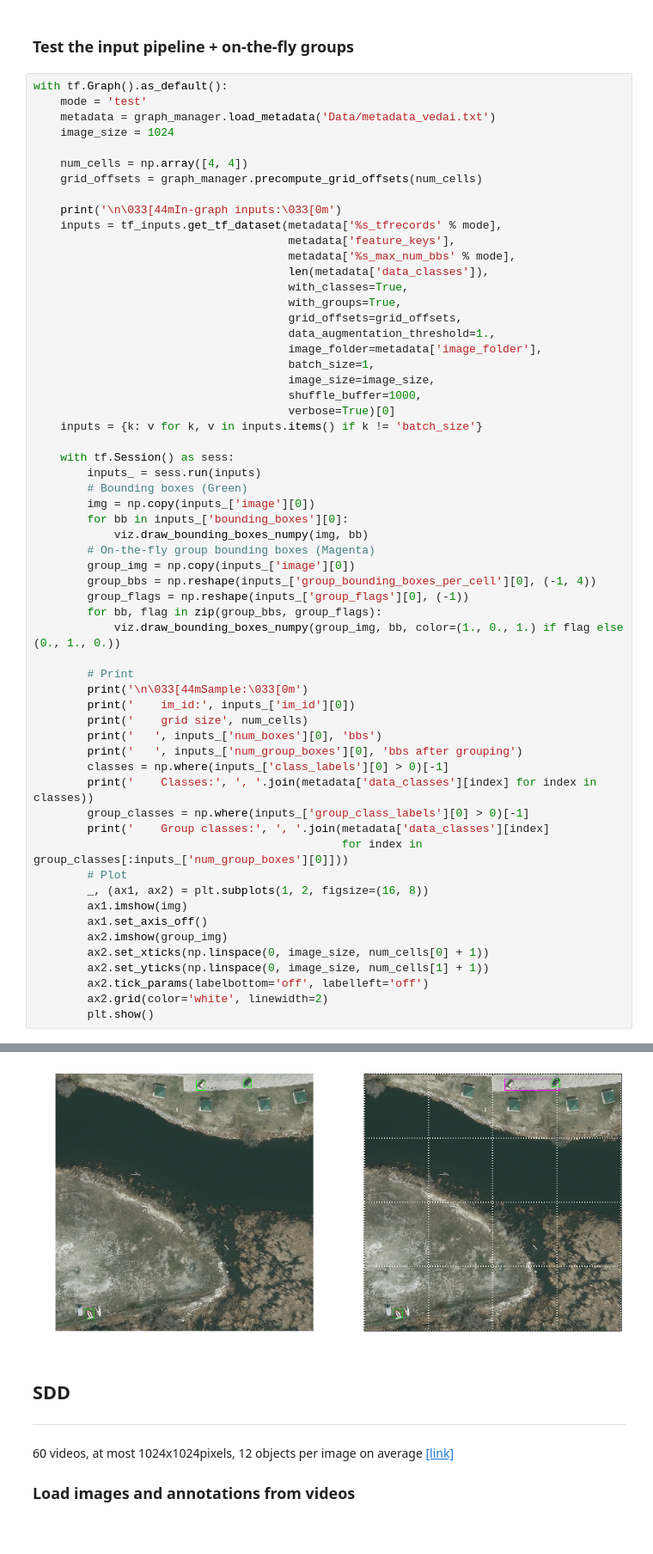
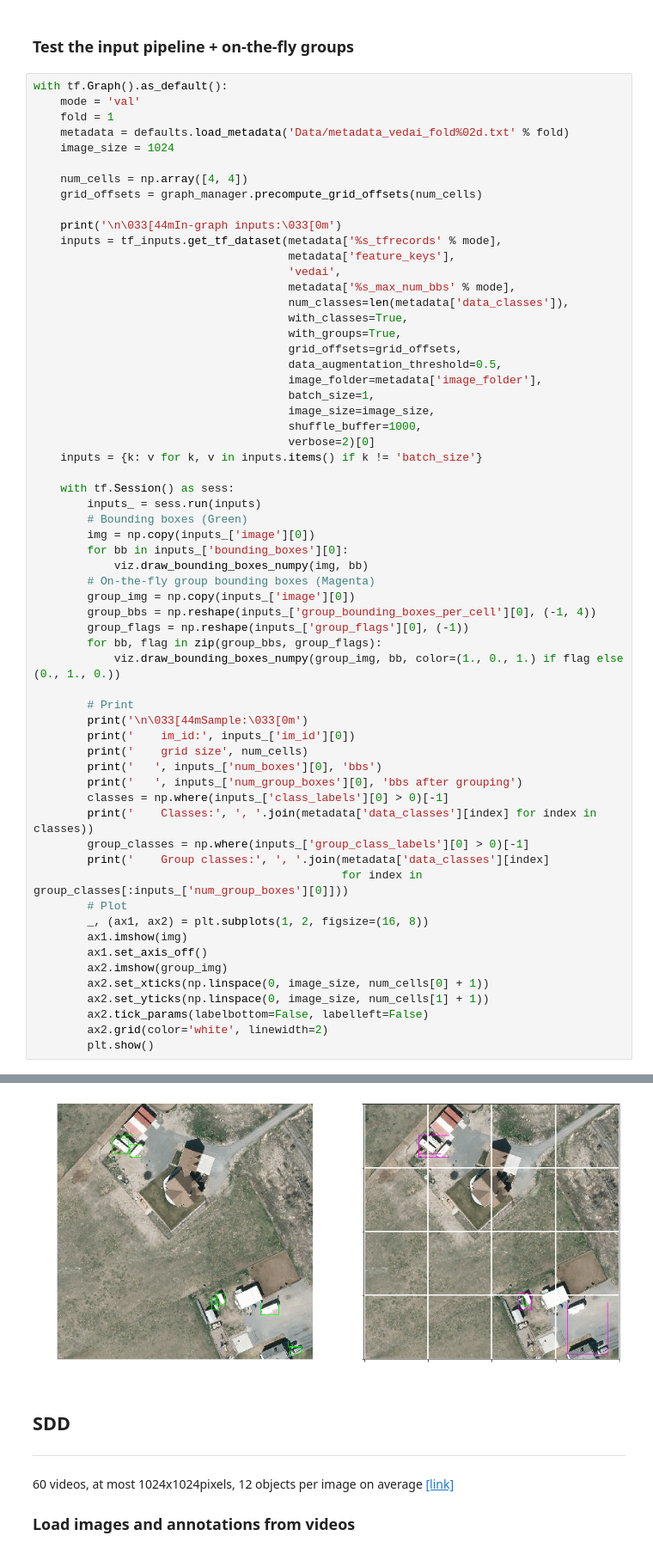
Before and after one commit to ameroyer/ODGI, a Jupyter notebook: input_pipeline.ipynb, the cells around one changed output, grey strips where cells are left out. Shown at 86% size. Saved outputs shown, nothing was run; the diff lists cells and outputs as text.

Commit message:
SDD dataset train val test split

```diff
--- a/input_pipeline.ipynb
+++ b/input_pipeline.ipynb
@@ -288,8 +279,9 @@ Wall time: 3.37 s
 ### Test the input pipeline  + on-the-fly groups
 # %%
 with tf.Graph().as_default():
-    mode = 'test'
-    metadata = graph_manager.load_metadata('Data/metadata_vedai.txt')
+    mode = 'val'
+    fold = 1
+    metadata = defaults.load_metadata('Data/metadata_vedai_fold%02d.txt' % fold)
     image_size = 1024
 
     num_cells = np.array([4, 4])
@@ -298,17 +290,18 @@ with tf.Graph().as_default():
     print('\n\033[44mIn-graph inputs:\033[0m')
     inputs = tf_inputs.get_tf_dataset(metadata['%s_tfrecords' % mode],
                                       metadata['feature_keys'],
+                                      'vedai',
                                       metadata['%s_max_num_bbs' % mode],
-                                      len(metadata['data_classes']),
+                                      num_classes=len(metadata['data_classes']),
                                       with_classes=True,
                                       with_groups=True,
                                       grid_offsets=grid_offsets,
-                                      data_augmentation_threshold=1.,
+                                      data_augmentation_threshold=0.5,
                                       image_folder=metadata['image_folder'],
                                       batch_size=1,
                                       image_size=image_size,
                                       shuffle_buffer=1000,
-                                      verbose=True)[0]
+                                      verbose=2)[0]
     inputs = {k: v for k, v in inputs.items() if k != 'batch_size'}
 
     with tf.Session() as sess:
@@ -342,7 +335,7 @@ with tf.Graph().as_default():
         ax2.imshow(group_img)
         ax2.set_xticks(np.linspace(0, image_size, num_cells[0] + 1))
         ax2.set_yticks(np.linspace(0, image_size, num_cells[1] + 1))
-        ax2.tick_params(labelbottom='off', labelleft='off')
+        ax2.tick_params(labelbottom=False, labelleft=False)
         ax2.grid(color='white', linewidth=2)
         plt.show()
 # %% [output]
@@ -369,4 +359,4 @@ Sample:
-[figure, old version]
+[figure, new version]
 # %% [markdown]
 ## SDD
 
```
Also changed, not shown: parts of 18 cells of this notebook.
